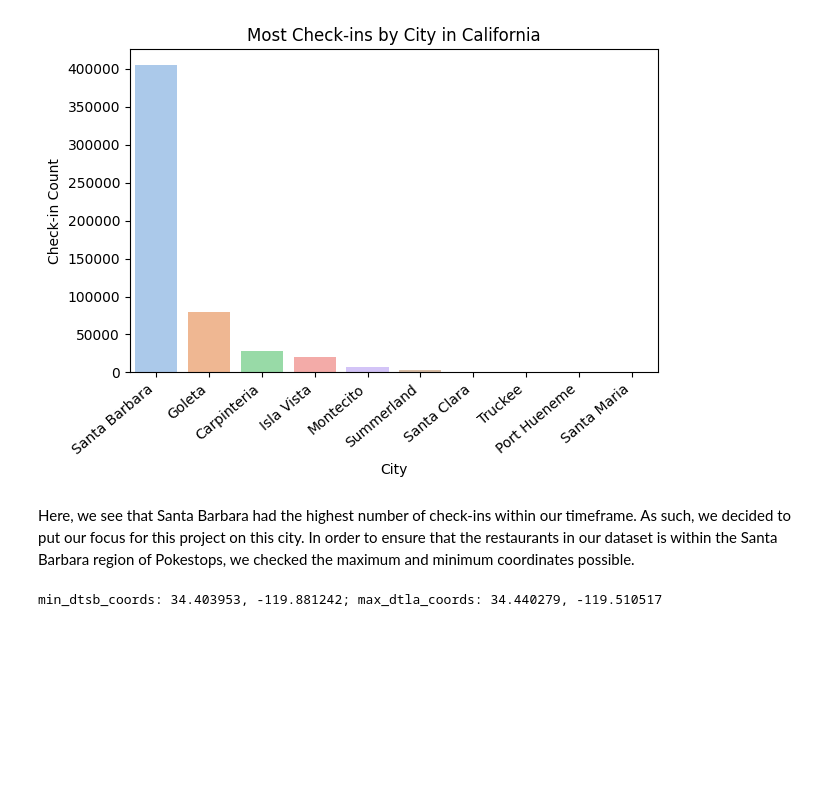
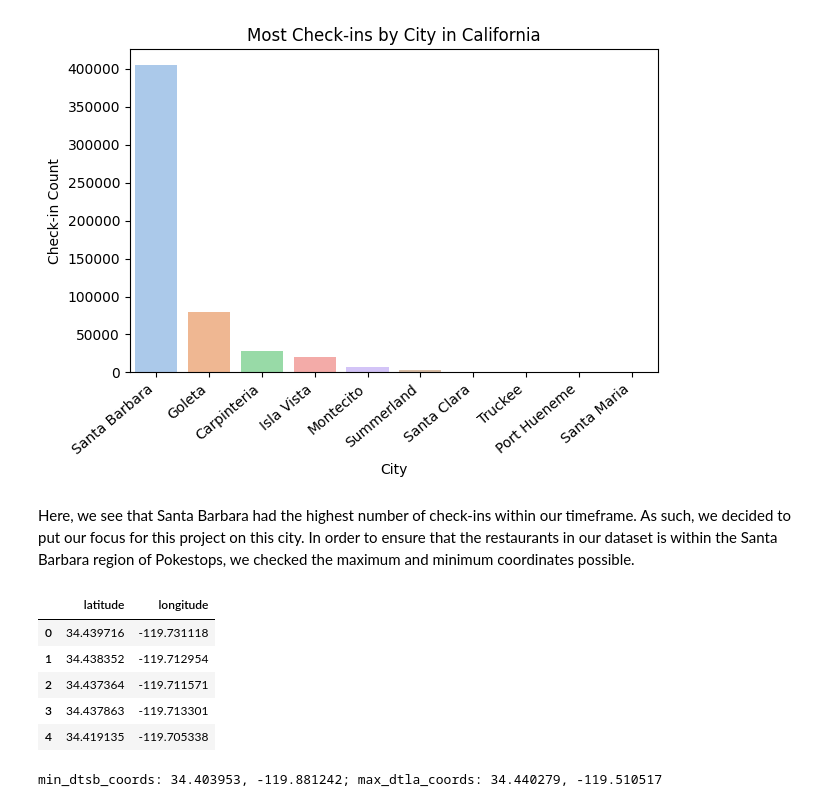
Before and after one commit to skvillamin/pokestops-analysis, a Jupyter notebook: EDACheckpoint_Group128-FA24.ipynb, the cells around one changed output. Saved outputs shown, nothing was run; the diff lists cells and outputs as text; code cells hidden in the pictures; blank space fills up the shorter version.

```diff
--- a/EDACheckpoint_Group128-FA24.ipynb
+++ b/EDACheckpoint_Group128-FA24.ipynb
@@ -176,18 +176,25 @@ Passing `palette` without assigning `hue` is deprecated and will be removed in v
 Here, we see that Santa Barbara had the highest number of check-ins within our timeframe. As such, we decided to put our focus for this project on this city. In order to ensure that the restaurants in our dataset is within the Santa Barbara region of Pokestops, we checked the maximum and minimum coordinates possible.
 # %%
 #load the data.json file for all the Santa Barbara Pokestop coordinates
-sb = pd.read_json('data.json')
+pokestop_sb = pd.read_json('data.json')
 
 #split the data so we can see latitude and longitude in separate columns
-sb[['latitude', 'longitude']] = sb[0].str.split(', ', expand=True)
+pokestop_sb[['latitude', 'longitude']] = pokestop_sb[0].str.split(', ', expand=True)
 
 #remove the column that had combined latitudes and longitudes
-sb = sb.drop(columns=0)
+pokestop_sb = pokestop_sb.drop(columns=0)
 
 #convert str to float for each column
-sb['latitude'] = sb['latitude'].astype('float64')
-sb['longitude'] = sb['longitude'].astype('float64')
+pokestop_sb['latitude'] = pokestop_sb['latitude'].astype('float64')
+pokestop_sb['longitude'] = pokestop_sb['longitude'].astype('float64')
 
-sb.head()
+pokestop_sb.head()
+# %% [output]
+|  | latitude | longitude |
+| 0 | 34.439716 | -119.731118 |
+| 1 | 34.438352 | -119.712954 |
+| 2 | 34.437364 | -119.711571 |
+| 3 | 34.437863 | -119.713301 |
+| 4 | 34.419135 | -119.705338 |
 # %%
 #find the min and max latitudes and longitudes of Californian restuarants
```
Also changed, not shown: parts of 3 cells of this notebook.
